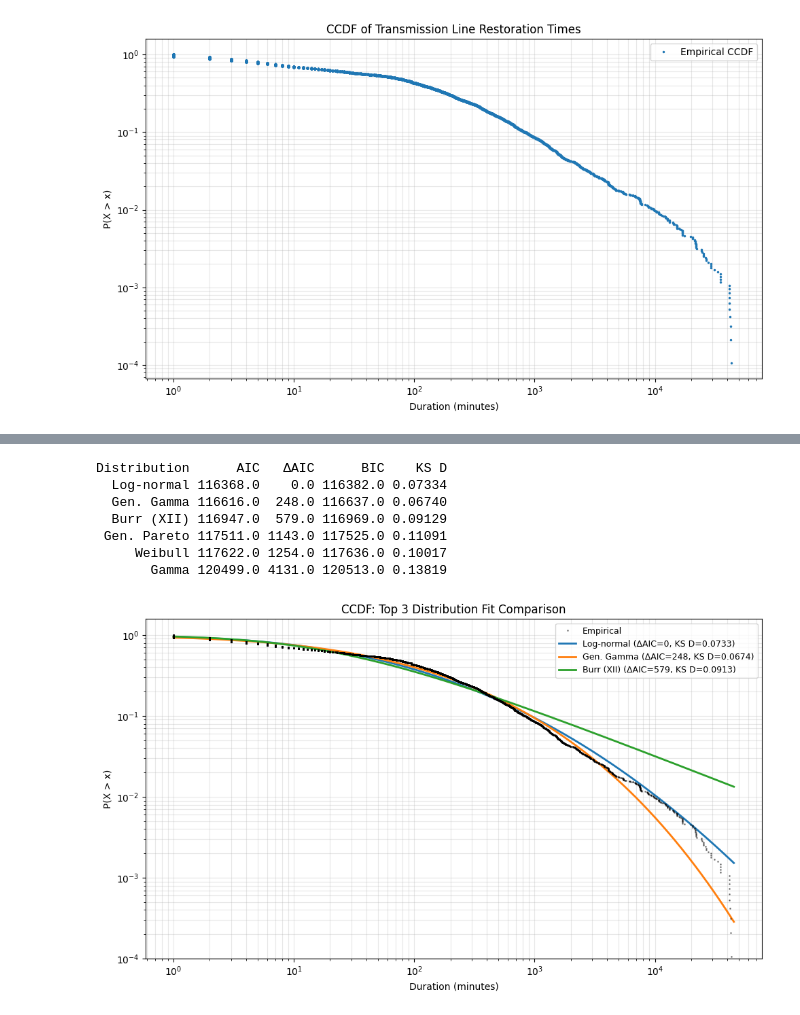
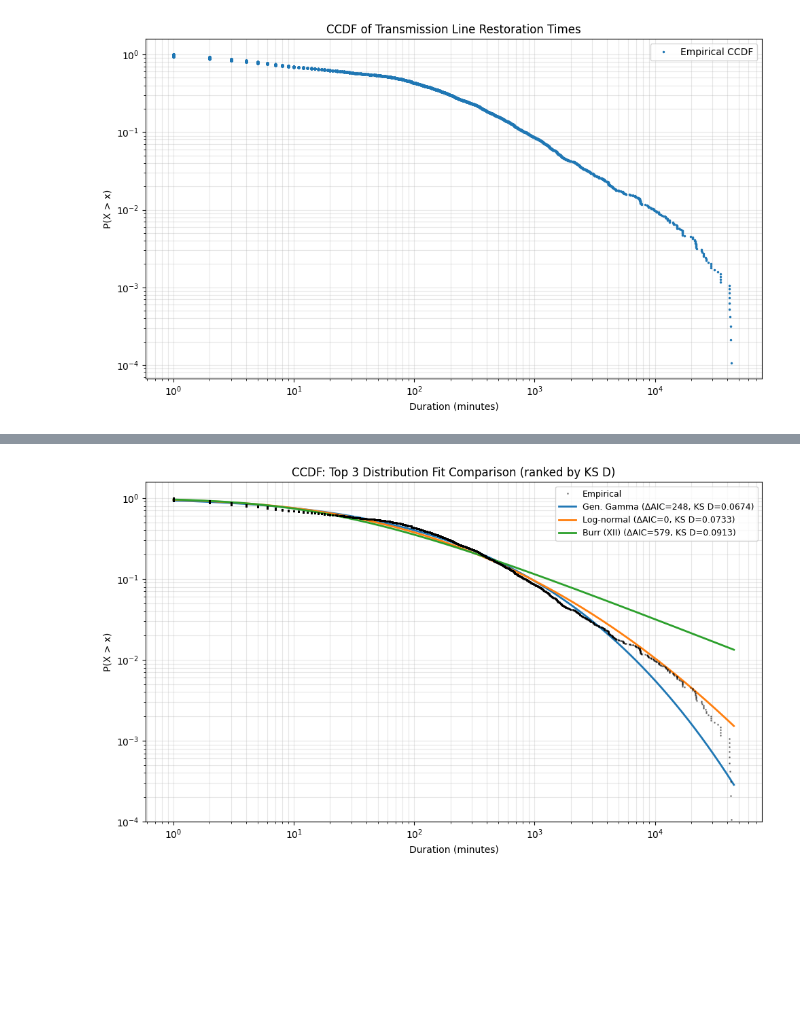
Before and after one commit to jungswork/05_Power_Grid_Repair_Time, a Jupyter notebook: 02_data_analysis.ipynb, the cells around one changed output, grey strips where cells are left out. Drawn from its saved outputs; the diff is of its cells as text; code cells hidden in the pictures; blank space fills up the shorter version.

```diff
--- a/02_data_analysis.ipynb
+++ b/02_data_analysis.ipynb
@@ -218,88 +328,34 @@ plt.show()
 # %%
-import numpy as np
-import pandas as pd
-from scipy import stats
-import matplotlib.pyplot as plt
-import warnings
-warnings.filterwarnings("ignore")
-
-duration_sorted = np.sort(df["Duration (minutes)"].values).astype(float)
-n = len(duration_sorted)
-ccdf = 1 - np.arange(1, n + 1) / n
-
-# ----------------------------------------------------------
-# 5.1 Candidate Distribution Fitting (MLE) + AIC / BIC
-# ----------------------------------------------------------
-candidates = {
-    "Log-normal":      stats.lognorm,
-    "Weibull":         stats.weibull_min,
-    "Gamma":           stats.gamma,
-    "Burr (XII)":      stats.burr,
-    "Gen. Pareto":     stats.genpareto,
-    "Gen. Gamma":      stats.gengamma,
-}
-
-fit_results = []
-fitted_params = {}
-
-for name, dist in candidates.items():
-    try:
-        params = dist.fit(duration_sorted, floc=0)
-        log_lik = dist.logpdf(duration_sorted, *params).sum()
-        if not np.isfinite(log_lik):
-            print(f"{name}: non-finite log-likelihood, skipped")
-            continue
-        k = len(params) - 1
-        aic = 2 * k - 2 * log_lik
-        bic = k * np.log(n) - 2 * log_lik
-        ks_stat, _ = stats.kstest(duration_sorted, dist.cdf, args=params)
-        fit_results.append({
-            "Distribution": name,
-            "AIC": round(aic, 0),
-            "BIC": round(bic, 0),
-            "KS D": round(ks_stat, 5),
-            "params": params,
-        })
-        fitted_params[name] = (dist, params)
-    except Exception as e:
-        print(f"{name} fit failed: {e}")
-
-results_df = pd.DataFrame(fit_results).sort_values("AIC").reset_index(drop=True)
-results_df["ΔAIC"] = (results_df["AIC"] - results_df["AIC"].min()).round(0)
-print(results_df[["Distribution", "AIC", "ΔAIC", "BIC", "KS D"]].to_string(index=False))
-
-# ----------------------------------------------------------
-# 5.2 CCDF Comparison — Top 3 only (full range, log-log)
-# ----------------------------------------------------------
-top3 = results_df.head(3)["Distribution"].tolist()
+# CCDF Comparison — Top 3 by KS D (full range, log-log)
+# 依 KS D 由小至大排序，取前三名（KS D 越小代表曲線與實際資料可能越接近）
+top3   = results_df.sort_values("KS D").head(3)["Distribution"].tolist()
 x_plot = np.logspace(np.log10(duration_sorted.min()), np.log10(duration_sorted.max()), 600)
 colors = ["tab:blue", "tab:orange", "tab:green"]
 
 fig, ax = plt.subplots(figsize=(10, 6))
+
+# 繪製實際資料的 CCDF
 ax.loglog(duration_sorted, ccdf, "k.", markersize=2, alpha=0.4, label="Empirical", zorder=5)
 
+# 依 KS D 排名取前三名，逐一繪製理論 CCDF 曲線
 for name, color in zip(top3, colors):
     dist, params = fitted_params[name]
+
+    # 計算理論 CCDF：1 - CDF
     ccdf_th = 1 - dist.cdf(x_plot, *params)
+
     row = results_df[results_df["Distribution"] == name].iloc[0]
     ax.loglog(x_plot, ccdf_th, linewidth=2, color=color,
               label=f'{name} (ΔAIC={row["ΔAIC"]:.0f}, KS D={row["KS D"]:.4f})')
 
 ax.set_xlabel("Duration (minutes)")
 ax.set_ylabel("P(X > x)")
-ax.set_title("CCDF: Top 3 Distribution Fit Comparison")
+ax.set_title("CCDF: Top 3 Distribution Fit Comparison (ranked by KS D)")
 ax.set_ylim(bottom=1e-4)
 ax.legend(fontsize=9)
 ax.grid(True, which="both", alpha=0.3)
 plt.tight_layout()
 plt.show()
 # %% [output]
-Distribution      AIC   ΔAIC      BIC    KS D
-  Log-normal 116368.0    0.0 116382.0 0.07334
-  Gen. Gamma 116616.0  248.0 116637.0 0.06740
-  Burr (XII) 116947.0  579.0 116969.0 0.09129
- Gen. Pareto 117511.0 1143.0 117525.0 0.11091
-     Weibull 117622.0 1254.0 117636.0 0.10017
-       Gamma 120499.0 4131.0 120513.0 0.13819
-[figure, old version]
+[figure, new version]
 # %% [markdown]
```
Also changed, not shown: parts of 10 cells of this notebook.
